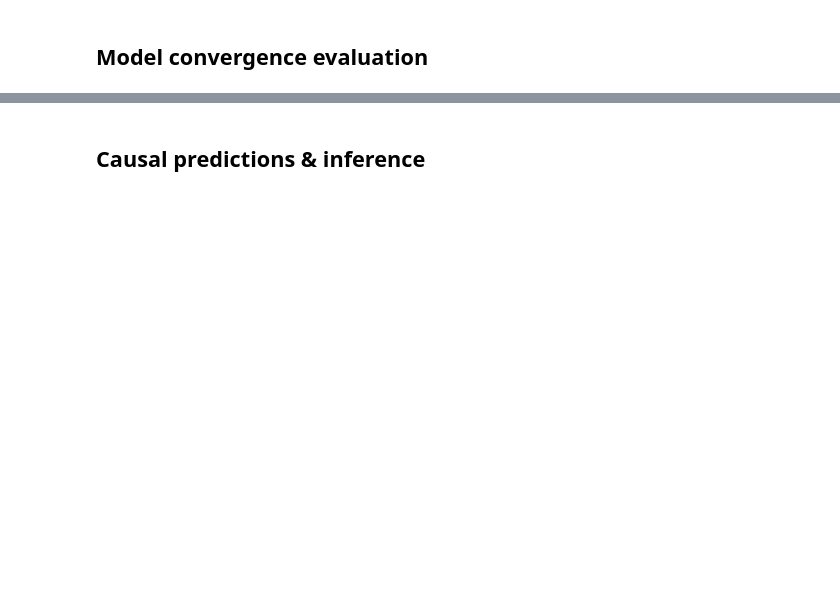
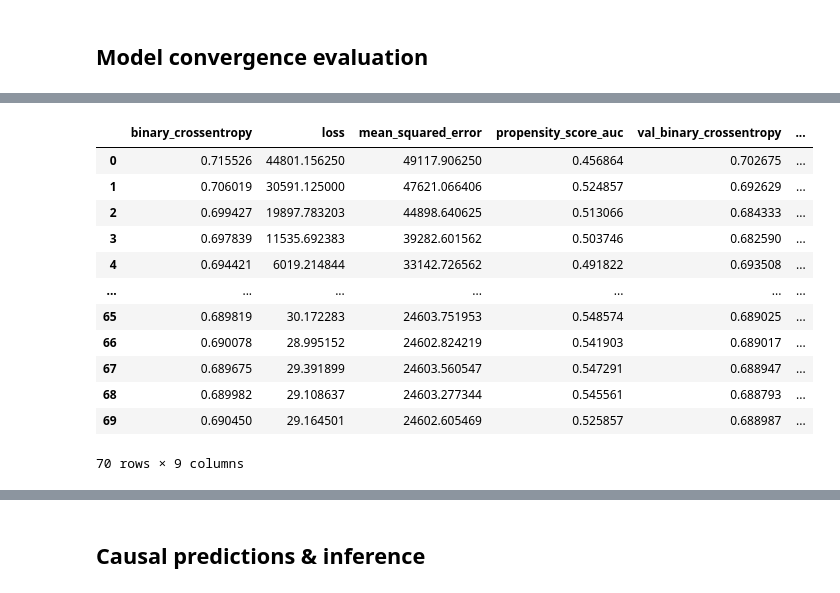
Before and after one commit to gmgeorg/pypsps, a Jupyter notebook: notebooks/pypsps_minimal_working_example.ipynb, the cells around one changed output, grey strips where cells are left out. Drawn from its saved outputs; the diff is of its cells as text; code cells hidden in the pictures; blank space fills up the shorter version.

```diff
--- a/notebooks/pypsps_minimal_working_example.ipynb
+++ b/notebooks/pypsps_minimal_working_example.ipynb
@@ -118 +121,17 @@ plt.grid()
+# %%
+pd.DataFrame(history.history)
+# %% [output]
+|  | binary_crossentropy | loss | mean_squared_error | propensity_score_auc | val_binary_crossentropy | ... |
+| 0 | 0.715526 | 44801.156250 | 49117.906250 | 0.456864 | 0.702675 | ... |
+| 1 | 0.706019 | 30591.125000 | 47621.066406 | 0.524857 | 0.692629 | ... |
+| 2 | 0.699427 | 19897.783203 | 44898.640625 | 0.513066 | 0.684333 | ... |
+| 3 | 0.697839 | 11535.692383 | 39282.601562 | 0.503746 | 0.682590 | ... |
+| 4 | 0.694421 | 6019.214844 | 33142.726562 | 0.491822 | 0.693508 | ... |
+| ... | ... | ... | ... | ... | ... | ... |
+| 65 | 0.689819 | 30.172283 | 24603.751953 | 0.548574 | 0.689025 | ... |
+| 66 | 0.690078 | 28.995152 | 24602.824219 | 0.541903 | 0.689017 | ... |
+| 67 | 0.689675 | 29.391899 | 24603.560547 | 0.547291 | 0.688947 | ... |
+| 68 | 0.689982 | 29.108637 | 24603.277344 | 0.545561 | 0.688793 | ... |
+| 69 | 0.690450 | 29.164501 | 24602.605469 | 0.525857 | 0.688987 | ... |
+70 rows × 9 columns
 # %%
```
Also changed, not shown: parts of 21 cells of this notebook, 15 other files.
